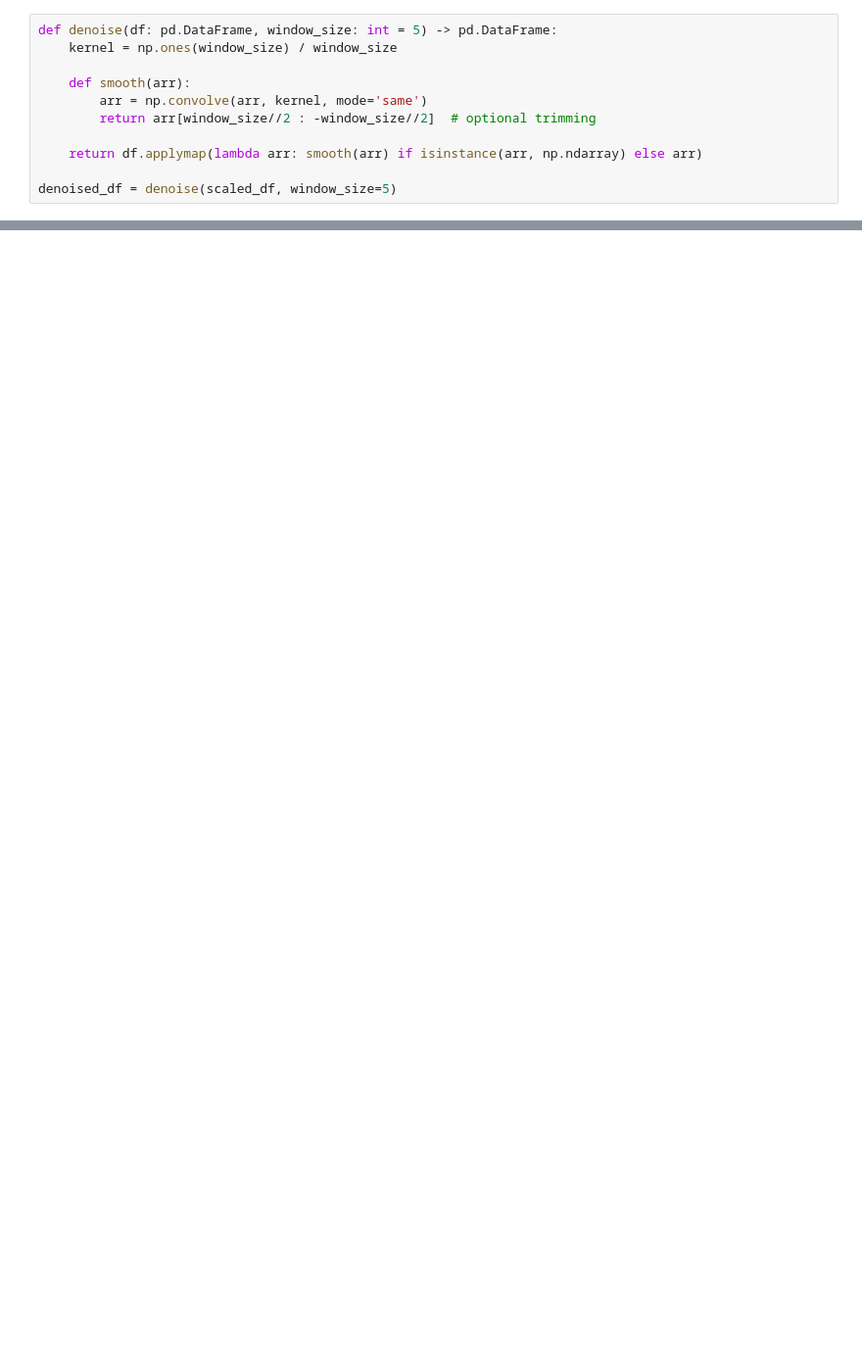
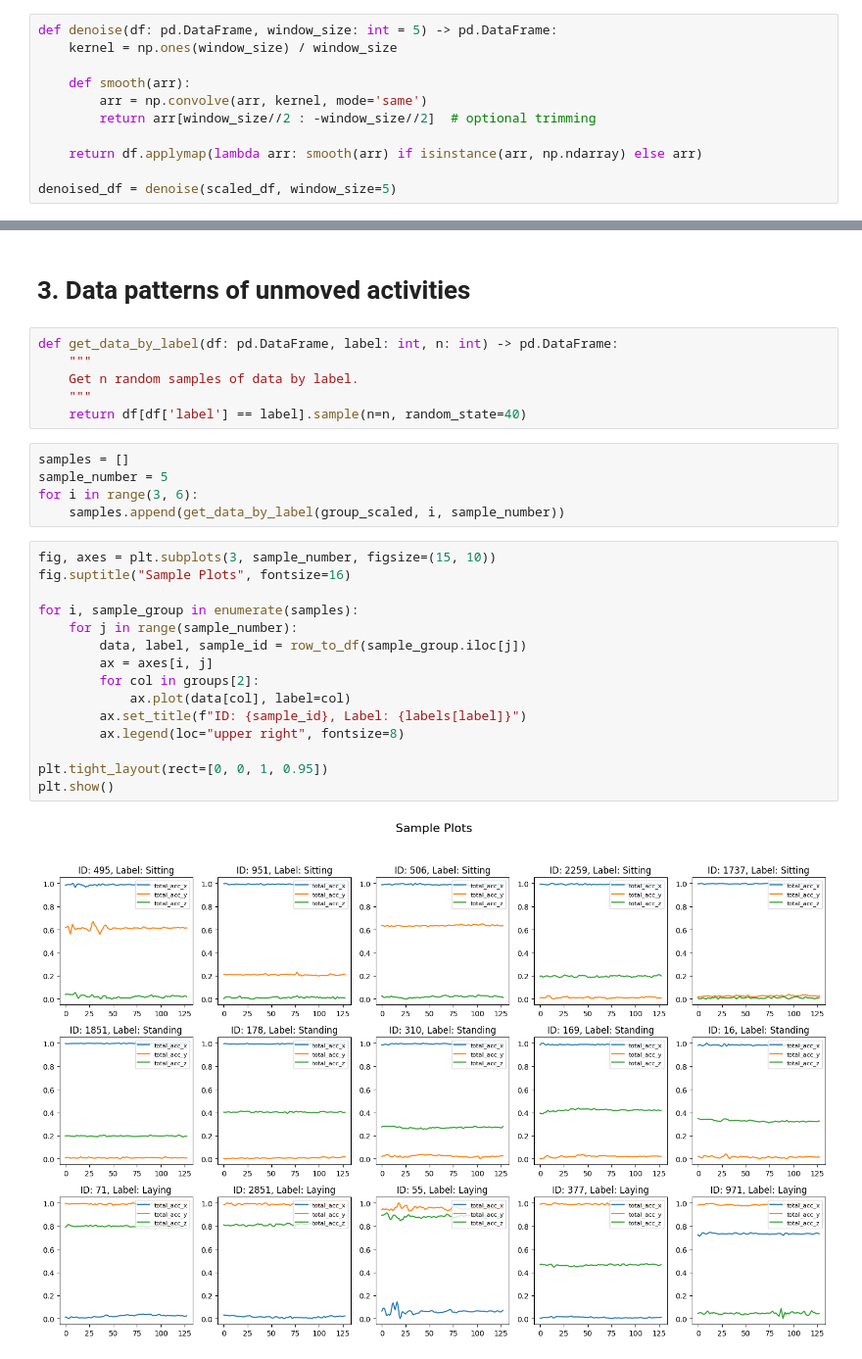
Before and after one commit to tungBKDN/icu-classification, a Jupyter notebook: PCA/pca.ipynb, the cells around one changed output, grey strips where cells are left out. Shown at 98% size. Cells and saved outputs as stored; diff of their text form; blank space fills up the shorter version.

```diff
--- a/PCA/pca.ipynb
+++ b/PCA/pca.ipynb
@@ -176,0 +189,30 @@ total_df.to_csv('../structured_data/raw_data.csv', index=False)
+# %% [markdown]
+# 3. Data patterns of unmoved activities
+# %%
+def get_data_by_label(df: pd.DataFrame, label: int, n: int) -> pd.DataFrame:
+    """
+    Get n random samples of data by label.
+    """
+    return df[df['label'] == label].sample(n=n, random_state=40)
+# %%
+samples = []
+sample_number = 5
+for i in range(3, 6):
+    samples.append(get_data_by_label(group_scaled, i, sample_number))
+# %%
+fig, axes = plt.subplots(3, sample_number, figsize=(15, 10))
+fig.suptitle("Sample Plots", fontsize=16)
+
+for i, sample_group in enumerate(samples):
+    for j in range(sample_number):
+        data, label, sample_id = row_to_df(sample_group.iloc[j])
+        ax = axes[i, j]
+        for col in groups[2]:
+            ax.plot(data[col], label=col)
+        ax.set_title(f"ID: {sample_id}, Label: {labels[label]}")
+        ax.legend(loc="upper right", fontsize=8)
+
+plt.tight_layout(rect=[0, 0, 1, 0.95])
+plt.show()
+# %% [output]
+[figure, added]
```
Also changed, not shown: parts of 8 cells of this notebook, 3 other files.
